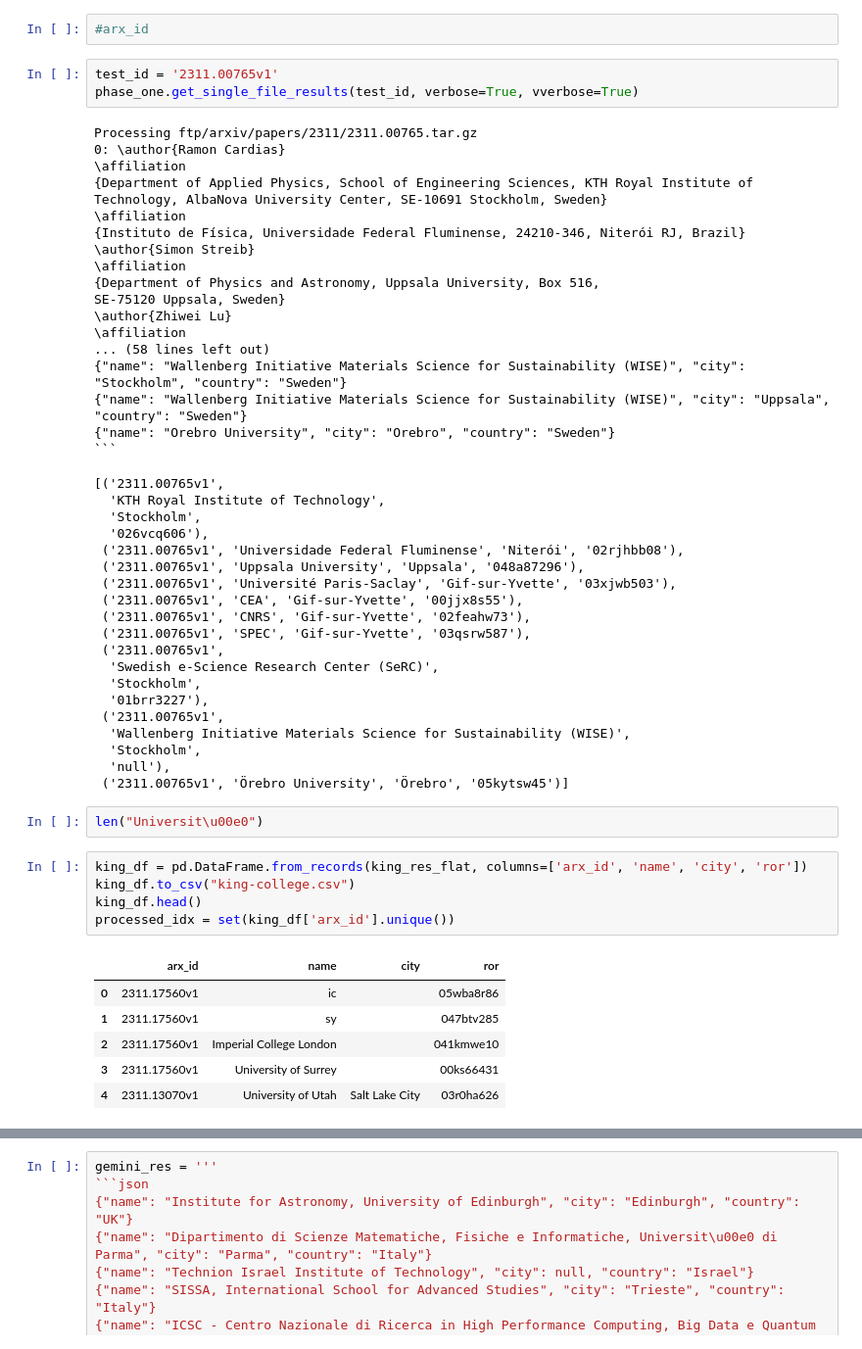
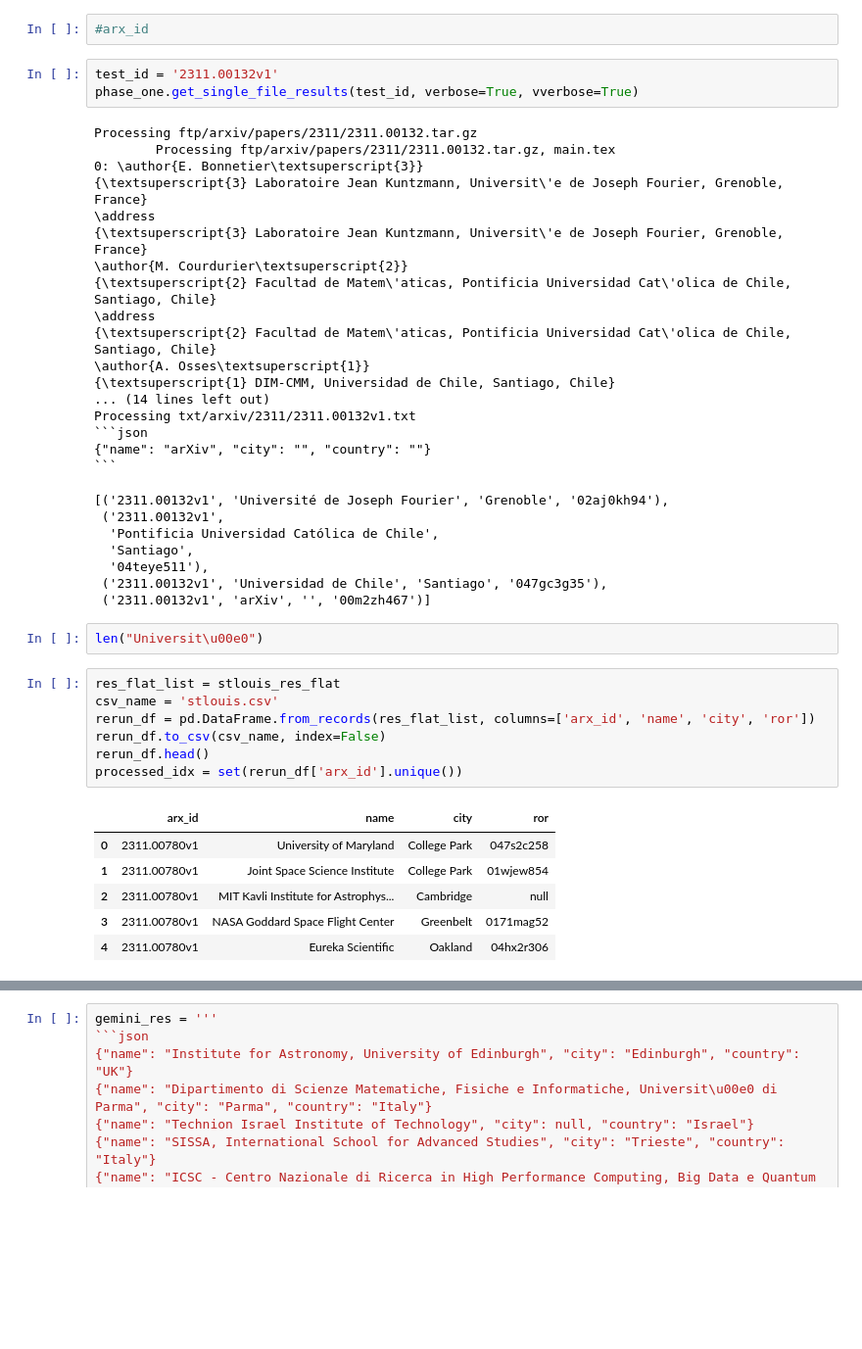
Before and after one commit to arXiv/metadata-vertexai, a Jupyter notebook: ccameron_evaluate.ipynb, the cells around one changed output, grey strips where cells are left out. Shown at 98% size. Saved outputs shown, nothing was run; the diff lists cells and outputs as text; blank space fills up the shorter version.

````diff
--- a/ccameron_evaluate.ipynb
+++ b/ccameron_evaluate.ipynb
@@ -708,58 +797,48 @@ importlib.reload(phase_one)
 # %%
 #arx_id
 # %%
-test_id = '2311.00765v1'
+test_id = '2311.00132v1'
 phase_one.get_single_file_results(test_id, verbose=True, vverbose=True)
 # %% [output]
-Processing ftp/arxiv/papers/2311/2311.00765.tar.gz
-0: \author{Ramon Cardias}
-\affiliation
-{Department of Applied Physics, School of Engineering Sciences, KTH Royal Institute of Technology, AlbaNova University Center, SE-10691 Stockholm, Sweden}
-\affiliation
-{Instituto de Física, Universidade Federal Fluminense, 24210-346, Niterói RJ, Brazil}
-\author{Simon Streib}
-\affiliation
-{Department of Physics and Astronomy, Uppsala University, Box 516,
-SE-75120 Uppsala, Sweden}
-\author{Zhiwei Lu}
-\affiliation
-... (58 lines left out)
-{"name": "Wallenberg Initiative Materials Science for Sustainability (WISE)", "city": "Stockholm", "country": "Sweden"}
-{"name": "Wallenberg Initiative Materials Science for Sustainability (WISE)", "city": "Uppsala", "country": "Sweden"}
-{"name": "Orebro University", "city": "Orebro", "country": "Sweden"}
+Processing ftp/arxiv/papers/2311/2311.00132.tar.gz
+        Processing ftp/arxiv/papers/2311/2311.00132.tar.gz, main.tex
+0: \author{E. Bonnetier\textsuperscript{3}}
+{\textsuperscript{3} Laboratoire Jean Kuntzmann, Universit\'e de Joseph Fourier, Grenoble, France}
+\address
+{\textsuperscript{3} Laboratoire Jean Kuntzmann, Universit\'e de Joseph Fourier, Grenoble, France}
+\author{M. Courdurier\textsuperscript{2}}
+{\textsuperscript{2} Facultad de Matem\'aticas, Pontificia Universidad Cat\'olica de Chile, Santiago, Chile}
+\address
+{\textsuperscript{2} Facultad de Matem\'aticas, Pontificia Universidad Cat\'olica de Chile, Santiago, Chile}
+\author{A. Osses\textsuperscript{1}}
+{\textsuperscript{1} DIM-CMM, Universidad de Chile, Santiago, Chile}
+... (14 lines left out)
+Processing txt/arxiv/2311/2311.00132v1.txt
+```json
+{"name": "arXiv", "city": "", "country": ""}
 ```
-[('2311.00765v1',
-  'KTH Royal Institute of Technology',
-  'Stockholm',
-  '026vcq606'),
- ('2311.00765v1', 'Universidade Federal Fluminense', 'Niterói', '02rjhbb08'),
- ('2311.00765v1', 'Uppsala University', 'Uppsala', '048a87296'),
- ('2311.00765v1', 'Université Paris-Saclay', 'Gif-sur-Yvette', '03xjwb503'),
- ('2311.00765v1', 'CEA', 'Gif-sur-Yvette', '00jjx8s55'),
- ('2311.00765v1', 'CNRS', 'Gif-sur-Yvette', '02feahw73'),
- ('2311.00765v1', 'SPEC', 'Gif-sur-Yvette', '03qsrw587'),
- ('2311.00765v1',
-  'Swedish e-Science Research Center (SeRC)',
-  'Stockholm',
-  '01brr3227'),
- ('2311.00765v1',
-  'Wallenberg Initiative Materials Science for Sustainability (WISE)',
-  'Stockholm',
-  'null'),
- ('2311.00765v1', 'Örebro University', 'Örebro', '05kytsw45')]
+[('2311.00132v1', 'Université de Joseph Fourier', 'Grenoble', '02aj0kh94'),
+ ('2311.00132v1',
+  'Pontificia Universidad Católica de Chile',
+  'Santiago',
+  '04teye511'),
+ ('2311.00132v1', 'Universidad de Chile', 'Santiago', '047gc3g35'),
+ ('2311.00132v1', 'arXiv', '', '00m2zh467')]
 # %%
 len("Universit\u00e0")
 # %%
-king_df = pd.DataFrame.from_records(king_res_flat, columns=['arx_id', 'name', 'city', 'ror'])
-king_df.to_csv("king-college.csv")
-king_df.head()
-processed_idx = set(king_df['arx_id'].unique())
+res_flat_list = stlouis_res_flat
+csv_name = 'stlouis.csv'
+rerun_df = pd.DataFrame.from_records(res_flat_list, columns=['arx_id', 'name', 'city', 'ror'])
+rerun_df.to_csv(csv_name, index=False)
+rerun_df.head()
+processed_idx = set(rerun_df['arx_id'].unique())
 # %% [output]
 |  | arx_id | name | city | ror |
-| 0 | 2311.17560v1 | ic |  | 05wba8r86 |
-| 1 | 2311.17560v1 | sy |  | 047btv285 |
-| 2 | 2311.17560v1 | Imperial College London |  | 041kmwe10 |
-| 3 | 2311.17560v1 | University of Surrey |  | 00ks66431 |
-| 4 | 2311.13070v1 | University of Utah | Salt Lake City | 03r0ha626 |
+| 0 | 2311.00780v1 | University of Maryland | College Park | 047s2c258 |
+| 1 | 2311.00780v1 | Joint Space Science Institute | College Park | 01wjew854 |
+| 2 | 2311.00780v1 | MIT Kavli Institute for Astrophys... | Cambridge | null |
+| 3 | 2311.00780v1 | NASA Goddard Space Flight Center | Greenbelt | 0171mag52 |
+| 4 | 2311.00780v1 | Eureka Scientific | Oakland | 04hx2r306 |
 # %%
 processed_idx = set()
````
Also changed, not shown: parts of 63 cells of this notebook, 2 other files.
